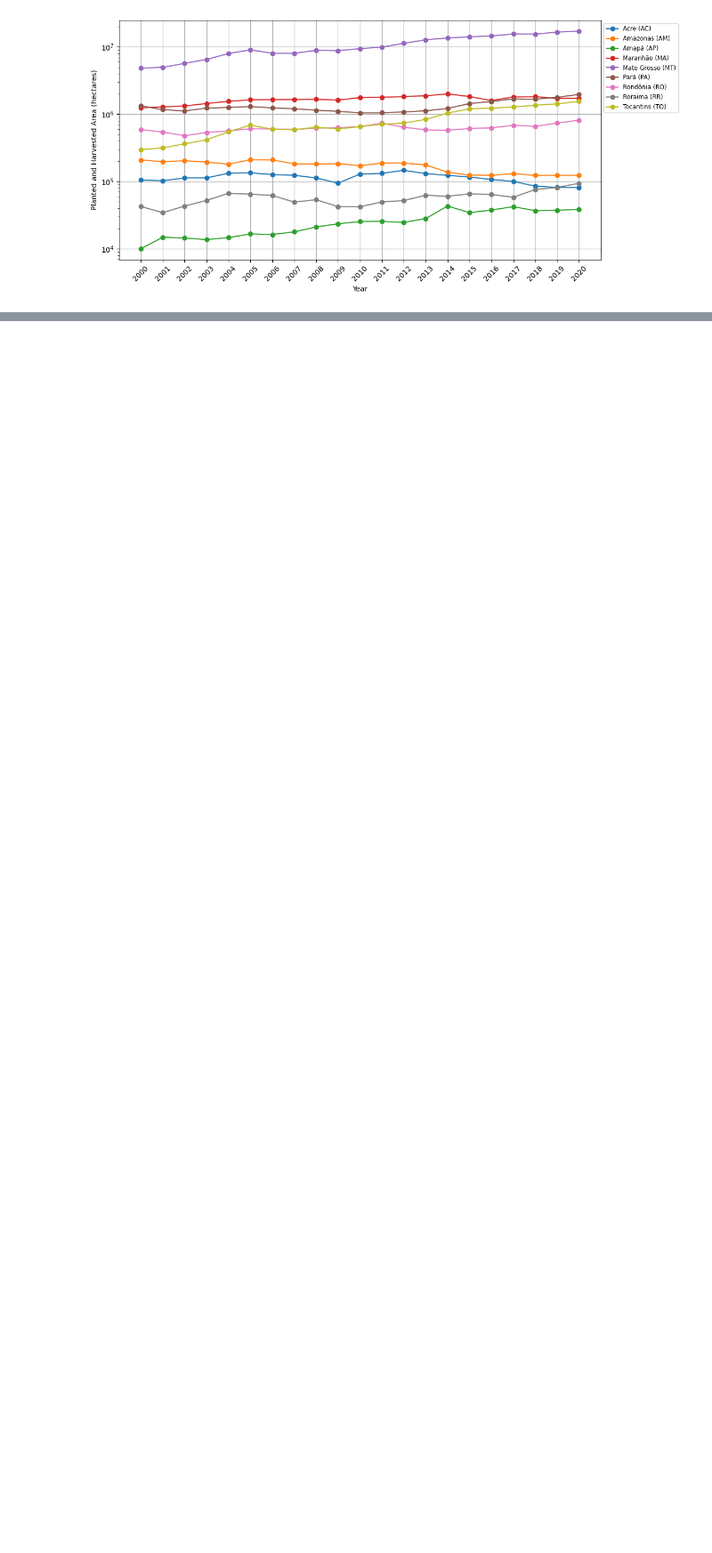
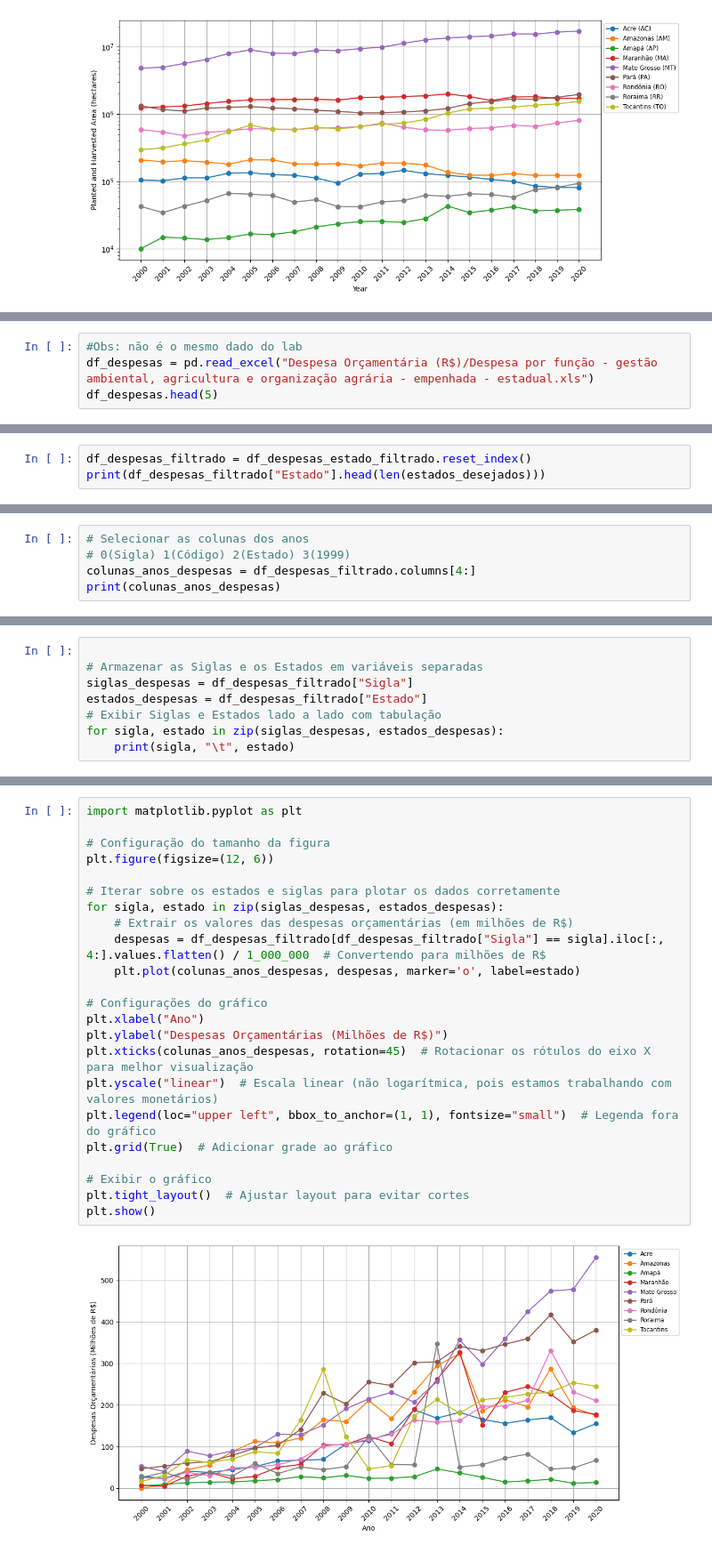
Before and after one commit to LABSensing/Levantamento-de-Dados-Agricolas-no-Brasil, a Jupyter notebook: index.ipynb, the cells around one changed output, grey strips where cells are left out. Shown at 89% size. Drawn from its saved outputs; the diff is of its cells as text; blank space fills up the shorter version.

Commit message:
Processamento do tratamento dos dados da despesa orçamentária

```diff
--- a/index.ipynb
+++ b/index.ipynb
@@ -321,0 +383,4 @@ plt.show()
+# %%
+#Obs: não é o mesmo dado do lab
+df_despesas = pd.read_excel("Despesa Orçamentária (R$)/Despesa por função - gestão ambiental, agricultura e organização agrária - empenhada - estadual.xls")
+df_despesas.head(5)
@@ -321,0 +470,3 @@ plt.show()
+# %%
+df_despesas_filtrado = df_despesas_estado_filtrado.reset_index()
+print(df_despesas_filtrado["Estado"].head(len(estados_desejados)))
@@ -321,0 +487,5 @@ plt.show()
+# %%
+# Selecionar as colunas dos anos
+# 0(Sigla) 1(Código) 2(Estado) 3(1999)
+colunas_anos_despesas = df_despesas_filtrado.columns[4:]
+print(colunas_anos_despesas)
@@ -321,0 +497,8 @@ plt.show()
+# %%
+
+# Armazenar as Siglas e os Estados em variáveis separadas
+siglas_despesas = df_despesas_filtrado["Sigla"]
+estados_despesas = df_despesas_filtrado["Estado"]
+# Exibir Siglas e Estados lado a lado com tabulação
+for sigla, estado in zip(siglas_despesas, estados_despesas):
+    print(sigla, "\t", estado)
@@ -321,0 +517,25 @@ plt.show()
+# %%
+import matplotlib.pyplot as plt
+
+# Configuração do tamanho da figura
+plt.figure(figsize=(12, 6))
+
+# Iterar sobre os estados e siglas para plotar os dados corretamente
+for sigla, estado in zip(siglas_despesas, estados_despesas):
+    # Extrair os valores das despesas orçamentárias (em milhões de R$)
+    despesas = df_despesas_filtrado[df_despesas_filtrado["Sigla"] == sigla].iloc[:, 4:].values.flatten() / 1_000_000  # Convertendo para milhões de R$
+    plt.plot(colunas_anos_despesas, despesas, marker='o', label=estado)
+
+# Configurações do gráfico
+plt.xlabel("Ano")
+plt.ylabel("Despesas Orçamentárias (Milhões de R$)")
+plt.xticks(colunas_anos_despesas, rotation=45)  # Rotacionar os rótulos do eixo X para melhor visualização
+plt.yscale("linear")  # Escala linear (não logarítmica, pois estamos trabalhando com valores monetários)
+plt.legend(loc="upper left", bbox_to_anchor=(1, 1), fontsize="small")  # Legenda fora do gráfico
+plt.grid(True)  # Adicionar grade ao gráfico
+
+# Exibir o gráfico
+plt.tight_layout()  # Ajustar layout para evitar cortes
+plt.show()
+# %% [output]
+[figure, added]
```
Also changed, not shown: parts of 14 cells of this notebook, 2 other files.
